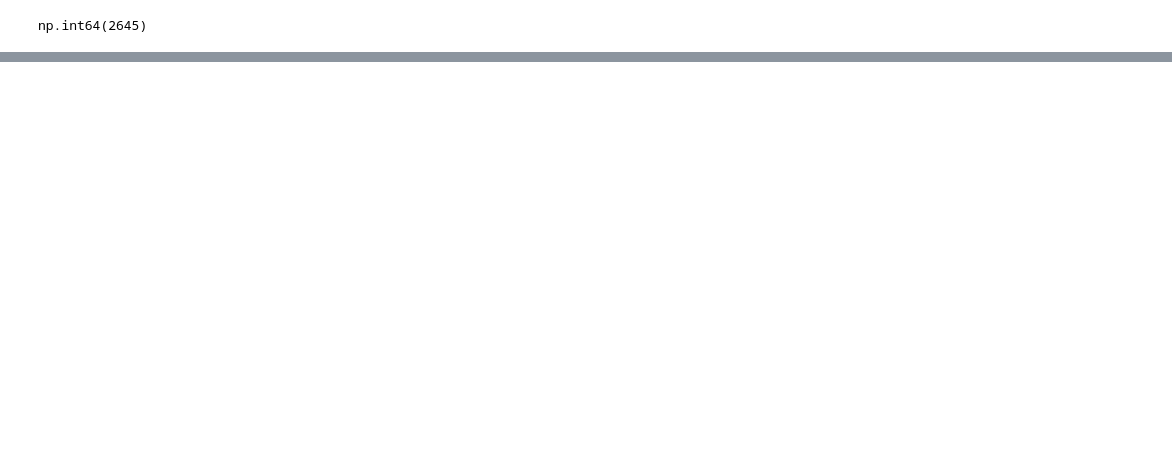
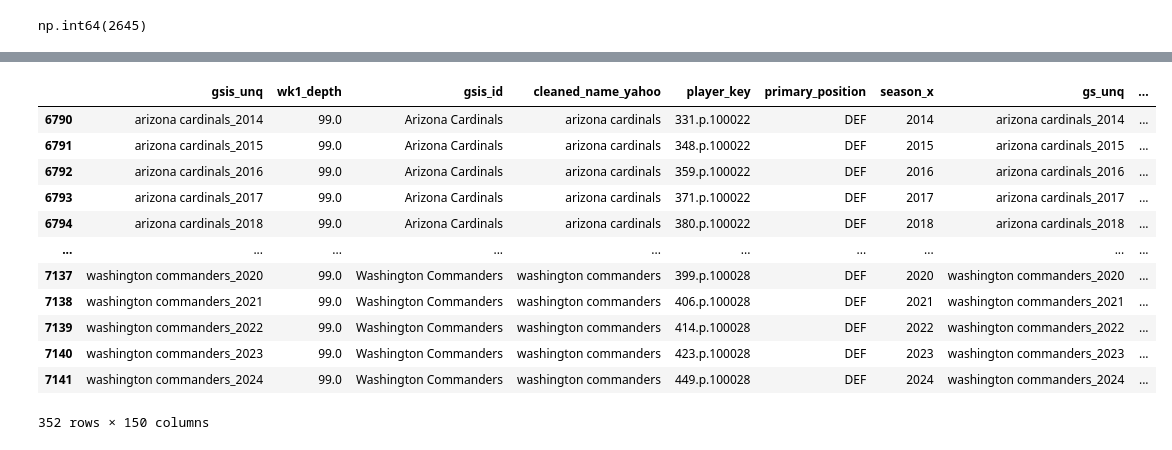
Before and after one commit to nicriv831/Fantasy-Football-Machine, a Jupyter notebook: EDA.ipynb, the cells around one changed output, grey strips where cells are left out. Drawn from its saved outputs; the diff is of its cells as text; code cells hidden in the pictures; blank space fills up the shorter version.

```diff
--- a/EDA.ipynb
+++ b/EDA.ipynb
@@ -436,0 +463,2 @@ np.int64(2645)
+# %%
+stats.loc[stats['gsis_id'].isin(zero_draft['gsis_id']), 'draft_year'] = stats.loc[stats['gsis_id'].isin(zero_draft['gsis_id']), 'gsis_id'].map(draft_maps)
@@ -436,0 +491,2 @@ np.int64(2645)
+# %%
+stats.loc[stats['primary_position'] == 'DEF', ['draft_ovr', 'draft_round', 'is_undrafted']] = [999, 0, 1]
@@ -436,0 +517,2 @@ np.int64(2645)
+# %%
+stats.loc[(stats['primary_position'] == 'DEF') & (stats['draft_year'].isna())] = stats.loc[(stats['primary_position'] == 'DEF') & (stats['draft_year'].isna())].fillna(0)
@@ -436,0 +556,18 @@ np.int64(2645)
+# %%
+stats['is_defense'] = (stats['primary_position'] == 'DEF').astype(int)
+# %%
+stats[stats['primary_position'] == 'DEF']
+# %% [output]
+|  | gsis_unq | wk1_depth | gsis_id | cleaned_name_yahoo | player_key | primary_position | season_x | gs_unq | ... |
+| 6790 | arizona cardinals_2014 | 99.0 | Arizona Cardinals | arizona cardinals | 331.p.100022 | DEF | 2014 | arizona cardinals_2014 | ... |
+| 6791 | arizona cardinals_2015 | 99.0 | Arizona Cardinals | arizona cardinals | 348.p.100022 | DEF | 2015 | arizona cardinals_2015 | ... |
+| 6792 | arizona cardinals_2016 | 99.0 | Arizona Cardinals | arizona cardinals | 359.p.100022 | DEF | 2016 | arizona cardinals_2016 | ... |
+| 6793 | arizona cardinals_2017 | 99.0 | Arizona Cardinals | arizona cardinals | 371.p.100022 | DEF | 2017 | arizona cardinals_2017 | ... |
+| 6794 | arizona cardinals_2018 | 99.0 | Arizona Cardinals | arizona cardinals | 380.p.100022 | DEF | 2018 | arizona cardinals_2018 | ... |
+| ... | ... | ... | ... | ... | ... | ... | ... | ... | ... |
+| 7137 | washington commanders_2020 | 99.0 | Washington Commanders | washington commanders | 399.p.100028 | DEF | 2020 | washington commanders_2020 | ... |
+| 7138 | washington commanders_2021 | 99.0 | Washington Commanders | washington commanders | 406.p.100028 | DEF | 2021 | washington commanders_2021 | ... |
+| 7139 | washington commanders_2022 | 99.0 | Washington Commanders | washington commanders | 414.p.100028 | DEF | 2022 | washington commanders_2022 | ... |
+| 7140 | washington commanders_2023 | 99.0 | Washington Commanders | washington commanders | 423.p.100028 | DEF | 2023 | washington commanders_2023 | ... |
+| 7141 | washington commanders_2024 | 99.0 | Washington Commanders | washington commanders | 449.p.100028 | DEF | 2024 | washington commanders_2024 | ... |
+352 rows × 150 columns
```
Also changed, not shown: parts of 49 cells of this notebook, 3 other files.
